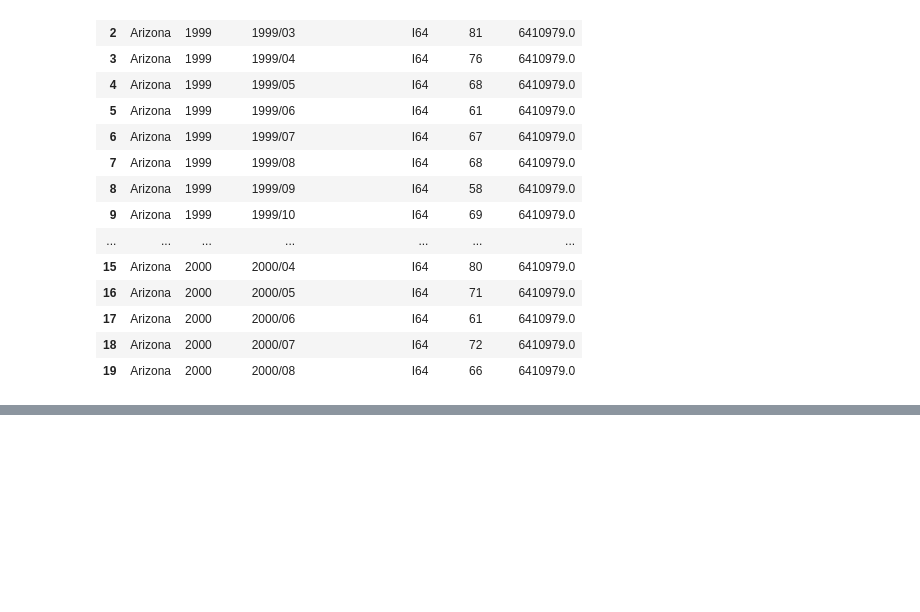
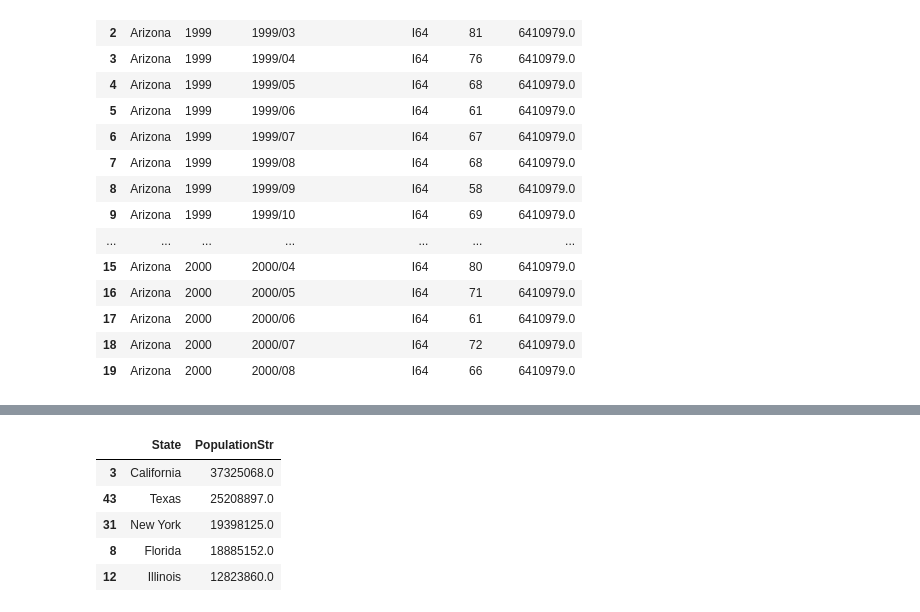
Before and after one commit to vlnik-belyaev/CDC_stat, a Jupyter notebook: CDC_heat_influence/Draft version.ipynb, the cells around one changed output, grey strips where cells are left out. Cells and saved outputs as stored; diff of their text form; code cells hidden in the pictures; blank space fills up the shorter version.

```diff
--- a/CDC_heat_influence/Draft version.ipynb
+++ b/CDC_heat_influence/Draft version.ipynb
@@ -361,0 +394,9 @@ stroke_death_with_pop.head(20)
+# %%
+most_populated_states.head()
+# %% [output]
+|  | State | PopulationStr |
+| 3 | California | 37325068.0 |
+| 43 | Texas | 25208897.0 |
+| 31 | New York | 19398125.0 |
+| 8 | Florida | 18885152.0 |
+| 12 | Illinois | 12823860.0 |
```
Also changed, not shown: parts of 12 cells of this notebook.
